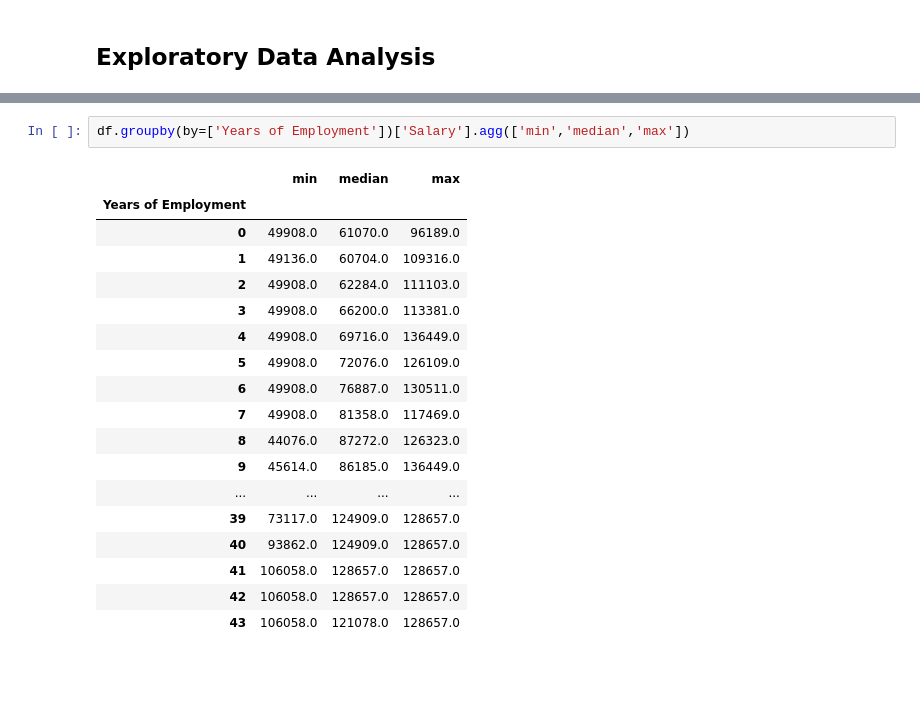
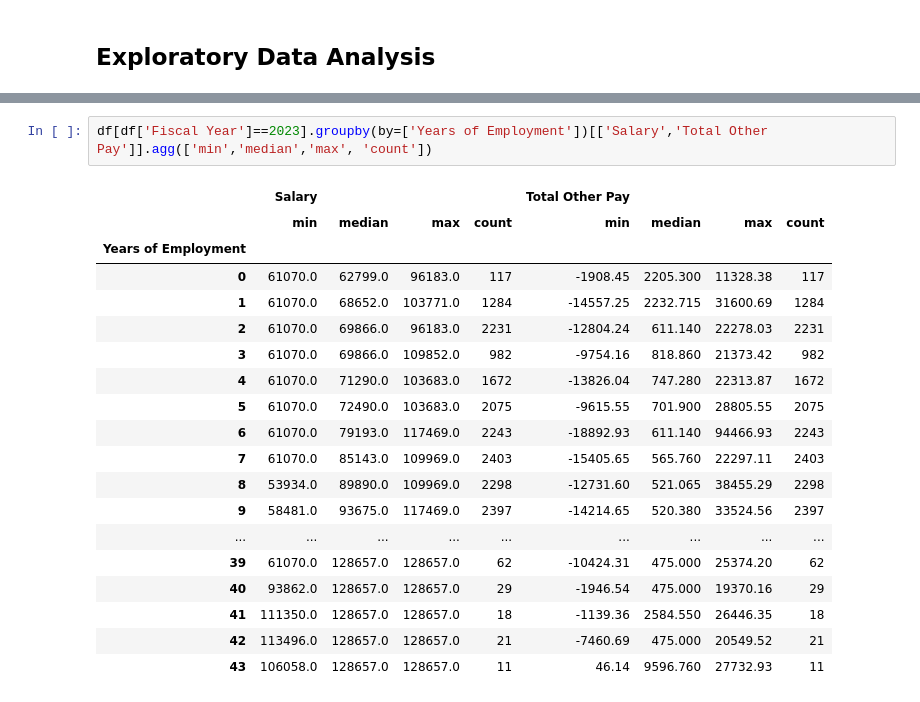
Before and after one commit to Anias-clo/Teacher_Payroll_Analysis, a Jupyter notebook: poc.ipynb, the cells around one changed output, grey strips where cells are left out. Cells and saved outputs as stored; diff of their text form; blank space fills up the shorter version.

```diff
--- a/poc.ipynb
+++ b/poc.ipynb
@@ -153,24 +159,25 @@ plt.show()
 # %%
-df.groupby(by=['Years of Employment'])['Salary'].agg(['min','median','max'])
+df[df['Fiscal Year']==2023].groupby(by=['Years of Employment'])[['Salary','Total Other Pay']].agg(['min','median','max', 'count'])
 # %% [output]
-|  | min | median | max |
-| Years of Employment |  |  |  |
-| 0 | 49908.0 | 61070.0 | 96189.0 |
-| 1 | 49136.0 | 60704.0 | 109316.0 |
-| 2 | 49908.0 | 62284.0 | 111103.0 |
-| 3 | 49908.0 | 66200.0 | 113381.0 |
-| 4 | 49908.0 | 69716.0 | 136449.0 |
-| 5 | 49908.0 | 72076.0 | 126109.0 |
-| 6 | 49908.0 | 76887.0 | 130511.0 |
-| 7 | 49908.0 | 81358.0 | 117469.0 |
-| 8 | 44076.0 | 87272.0 | 126323.0 |
-| 9 | 45614.0 | 86185.0 | 136449.0 |
-| ... | ... | ... | ... |
-| 39 | 73117.0 | 124909.0 | 128657.0 |
-| 40 | 93862.0 | 124909.0 | 128657.0 |
-| 41 | 106058.0 | 128657.0 | 128657.0 |
-| 42 | 106058.0 | 128657.0 | 128657.0 |
-| 43 | 106058.0 | 121078.0 | 128657.0 |
+|  | Salary |  |  |  | Total Other Pay |  |  |  |
+|  | min | median | max | count | min | median | max | count |
+| Years of Employment |  |  |  |  |  |  |  |  |
+| 0 | 61070.0 | 62799.0 | 96183.0 | 117 | -1908.45 | 2205.300 | 11328.38 | 117 |
+| 1 | 61070.0 | 68652.0 | 103771.0 | 1284 | -14557.25 | 2232.715 | 31600.69 | 1284 |
+| 2 | 61070.0 | 69866.0 | 96183.0 | 2231 | -12804.24 | 611.140 | 22278.03 | 2231 |
+| 3 | 61070.0 | 69866.0 | 109852.0 | 982 | -9754.16 | 818.860 | 21373.42 | 982 |
+| 4 | 61070.0 | 71290.0 | 103683.0 | 1672 | -13826.04 | 747.280 | 22313.87 | 1672 |
+| 5 | 61070.0 | 72490.0 | 103683.0 | 2075 | -9615.55 | 701.900 | 28805.55 | 2075 |
+| 6 | 61070.0 | 79193.0 | 117469.0 | 2243 | -18892.93 | 611.140 | 94466.93 | 2243 |
+| 7 | 61070.0 | 85143.0 | 109969.0 | 2403 | -15405.65 | 565.760 | 22297.11 | 2403 |
+| 8 | 53934.0 | 89890.0 | 109969.0 | 2298 | -12731.60 | 521.065 | 38455.29 | 2298 |
+| 9 | 58481.0 | 93675.0 | 117469.0 | 2397 | -14214.65 | 520.380 | 33524.56 | 2397 |
+| ... | ... | ... | ... | ... | ... | ... | ... | ... |
+| 39 | 61070.0 | 128657.0 | 128657.0 | 62 | -10424.31 | 475.000 | 25374.20 | 62 |
+| 40 | 93862.0 | 128657.0 | 128657.0 | 29 | -1946.54 | 475.000 | 19370.16 | 29 |
+| 41 | 111350.0 | 128657.0 | 128657.0 | 18 | -1139.36 | 2584.550 | 26446.35 | 18 |
+| 42 | 113496.0 | 128657.0 | 128657.0 | 21 | -7460.69 | 475.000 | 20549.52 | 21 |
+| 43 | 106058.0 | 128657.0 | 128657.0 | 11 | 46.14 | 9596.760 | 27732.93 | 11 |
 # %%
 df[df['Fiscal Year']==2023].groupby(by=['Employment Category'])['Total Other Pay'].agg(['min','median','max'])
 # %% [output]
```
Also changed, not shown: parts of 13 cells of this notebook, 3 other files.
